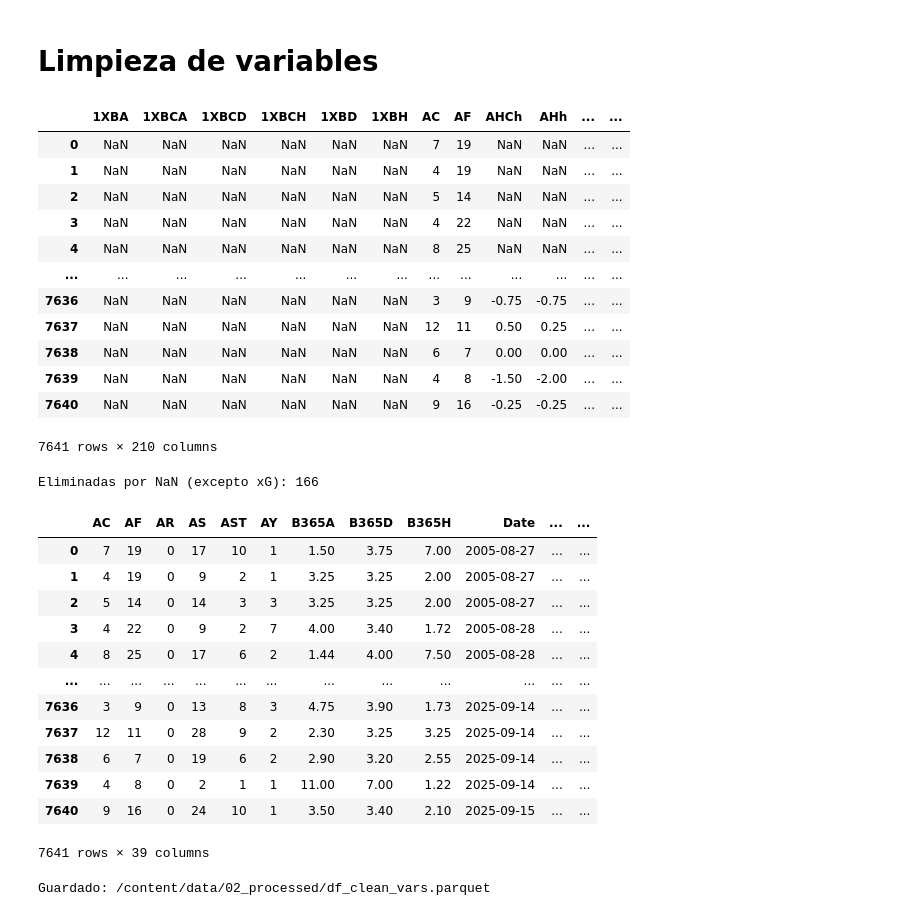
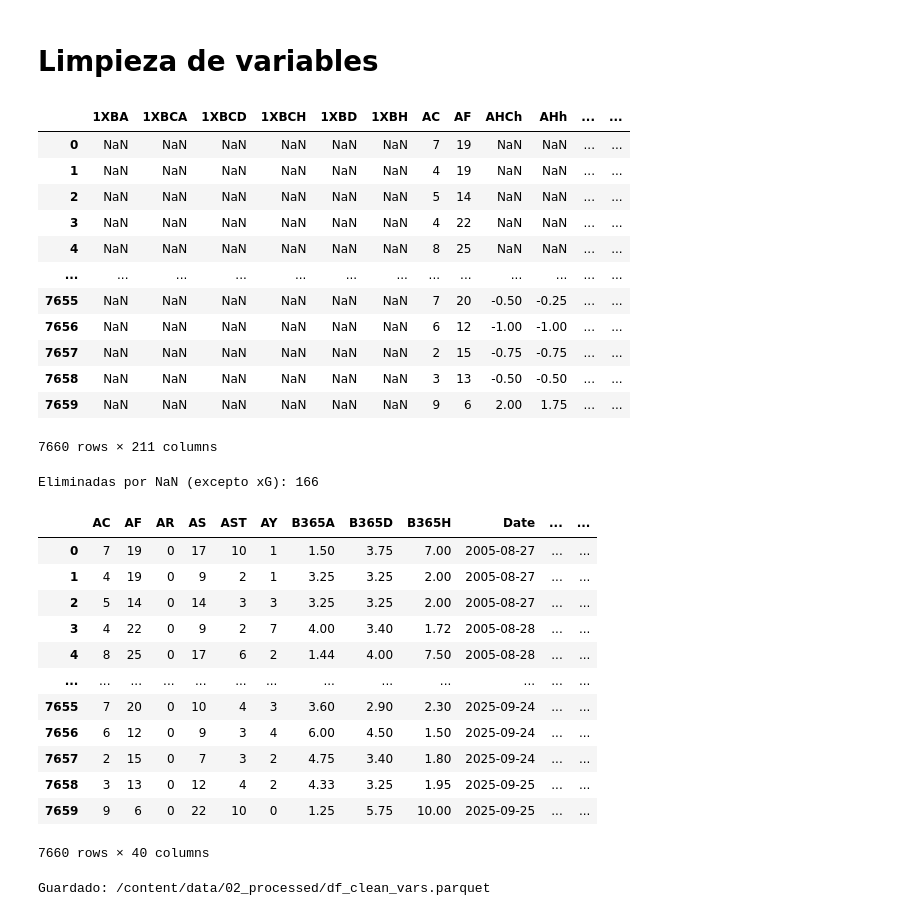
Before and after one commit to manuferrod/laliga-predictor-engine, a Jupyter notebook: notebooks/LIMPIEZA_Y_CREACION_DE_VARS.ipynb, the cells around one changed output. Cells and saved outputs as stored; diff of their text form; code cells hidden in the pictures.

```diff
--- a/notebooks/LIMPIEZA_Y_CREACION_DE_VARS.ipynb
+++ b/notebooks/LIMPIEZA_Y_CREACION_DE_VARS.ipynb
@@ -67,23 +102,23 @@ import pytz
 # %% [markdown]
 # Limpieza de variables
 # %%
-IN_PATH = PROC / "fd_xg_elo_transfermarkt_2005_2025.parquet"
+IN_PATH = PROC / "fd_xg_elo_transfermarkt_wk_2005_2025.parquet"
 df = pd.read_parquet(IN_PATH)
 df
 # %% [output]
 |  | 1XBA | 1XBCA | 1XBCD | 1XBCH | 1XBD | 1XBH | AC | AF | AHCh | AHh | ... | ... |
 | 0 | NaN | NaN | NaN | NaN | NaN | NaN | 7 | 19 | NaN | NaN | ... | ... |
 | 1 | NaN | NaN | NaN | NaN | NaN | NaN | 4 | 19 | NaN | NaN | ... | ... |
 | 2 | NaN | NaN | NaN | NaN | NaN | NaN | 5 | 14 | NaN | NaN | ... | ... |
 | 3 | NaN | NaN | NaN | NaN | NaN | NaN | 4 | 22 | NaN | NaN | ... | ... |
 | 4 | NaN | NaN | NaN | NaN | NaN | NaN | 8 | 25 | NaN | NaN | ... | ... |
 | ... | ... | ... | ... | ... | ... | ... | ... | ... | ... | ... | ... | ... |
-| 7636 | NaN | NaN | NaN | NaN | NaN | NaN | 3 | 9 | -0.75 | -0.75 | ... | ... |
-| 7637 | NaN | NaN | NaN | NaN | NaN | NaN | 12 | 11 | 0.50 | 0.25 | ... | ... |
-| 7638 | NaN | NaN | NaN | NaN | NaN | NaN | 6 | 7 | 0.00 | 0.00 | ... | ... |
-| 7639 | NaN | NaN | NaN | NaN | NaN | NaN | 4 | 8 | -1.50 | -2.00 | ... | ... |
-| 7640 | NaN | NaN | NaN | NaN | NaN | NaN | 9 | 16 | -0.25 | -0.25 | ... | ... |
+| 7655 | NaN | NaN | NaN | NaN | NaN | NaN | 7 | 20 | -0.50 | -0.25 | ... | ... |
+| 7656 | NaN | NaN | NaN | NaN | NaN | NaN | 6 | 12 | -1.00 | -1.00 | ... | ... |
+| 7657 | NaN | NaN | NaN | NaN | NaN | NaN | 2 | 15 | -0.75 | -0.75 | ... | ... |
+| 7658 | NaN | NaN | NaN | NaN | NaN | NaN | 3 | 13 | -0.50 | -0.50 | ... | ... |
+| 7659 | NaN | NaN | NaN | NaN | NaN | NaN | 9 | 6 | 2.00 | 1.75 | ... | ... |
-7641 rows × 210 columns
+7660 rows × 211 columns
 # %%
 protect_explicit = [
     'h_xg','a_xg', 'home_team_slug', 'away_team_slug',
@@ -113,12 +148,12 @@ df
 | 3 | 4 | 22 | 0 | 9 | 2 | 7 | 4.00 | 3.40 | 1.72 | 2005-08-28 | ... | ... |
 | 4 | 8 | 25 | 0 | 17 | 6 | 2 | 1.44 | 4.00 | 7.50 | 2005-08-28 | ... | ... |
 | ... | ... | ... | ... | ... | ... | ... | ... | ... | ... | ... | ... | ... |
-| 7636 | 3 | 9 | 0 | 13 | 8 | 3 | 4.75 | 3.90 | 1.73 | 2025-09-14 | ... | ... |
-| 7637 | 12 | 11 | 0 | 28 | 9 | 2 | 2.30 | 3.25 | 3.25 | 2025-09-14 | ... | ... |
-| 7638 | 6 | 7 | 0 | 19 | 6 | 2 | 2.90 | 3.20 | 2.55 | 2025-09-14 | ... | ... |
-| 7639 | 4 | 8 | 0 | 2 | 1 | 1 | 11.00 | 7.00 | 1.22 | 2025-09-14 | ... | ... |
-| 7640 | 9 | 16 | 0 | 24 | 10 | 1 | 3.50 | 3.40 | 2.10 | 2025-09-15 | ... | ... |
+| 7655 | 7 | 20 | 0 | 10 | 4 | 3 | 3.60 | 2.90 | 2.30 | 2025-09-24 | ... | ... |
+| 7656 | 6 | 12 | 0 | 9 | 3 | 4 | 6.00 | 4.50 | 1.50 | 2025-09-24 | ... | ... |
+| 7657 | 2 | 15 | 0 | 7 | 3 | 2 | 4.75 | 3.40 | 1.80 | 2025-09-24 | ... | ... |
+| 7658 | 3 | 13 | 0 | 12 | 4 | 2 | 4.33 | 3.25 | 1.95 | 2025-09-25 | ... | ... |
+| 7659 | 9 | 6 | 0 | 22 | 10 | 0 | 1.25 | 5.75 | 10.00 | 2025-09-25 | ... | ... |
-7641 rows × 39 columns
+7660 rows × 40 columns
 # %%
 PROC.mkdir(parents=True, exist_ok=True)
 OUT_PATH = PROC / "df_clean_vars.parquet"
```
Also changed, not shown: parts of 13 cells of this notebook.
